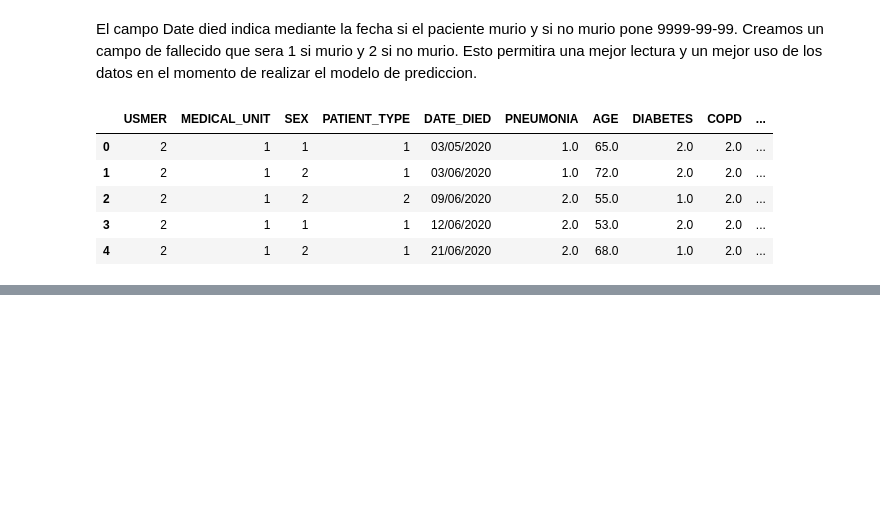
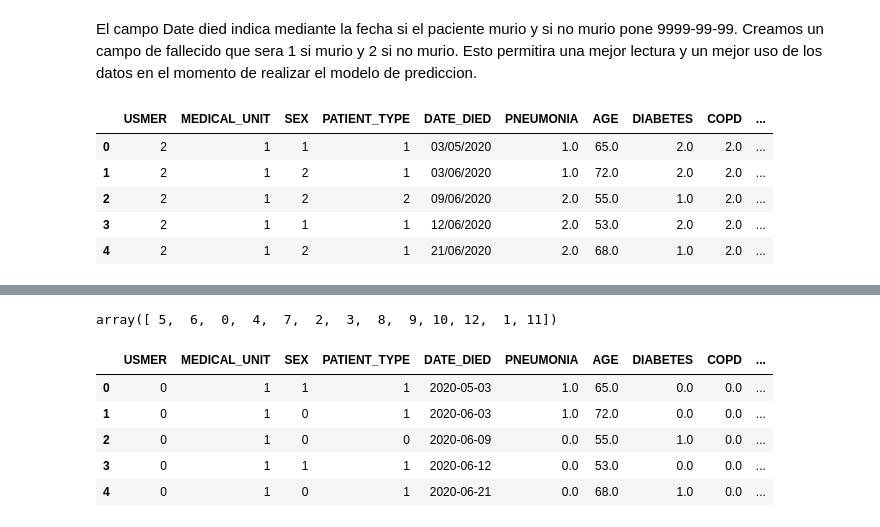
Before and after one commit to Vosinepi/covid_data_modelo_ML, a Jupyter notebook: limpieza_datos.ipynb, the cells around one changed output, grey strips where cells are left out. Saved outputs shown, nothing was run; the diff lists cells and outputs as text; code cells hidden in the pictures; blank space fills up the shorter version.

```diff
--- a/limpieza_datos.ipynb
+++ b/limpieza_datos.ipynb
@@ -193,0 +244,19 @@ df_covid.head()
+# %%
+# valores unicos de la columna mes
+
+df_covid['mes'].unique()
+# %% [output]
+array([ 5,  6,  0,  4,  7,  2,  3,  8,  9, 10, 12,  1, 11])
+# %%
+# reemplazo los valores 2 por 0 en todo el dataset
+
+df_covid.replace(2, 0, inplace=True)
+
+df_covid.head()
+# %% [output]
+|  | USMER | MEDICAL_UNIT | SEX | PATIENT_TYPE | DATE_DIED | PNEUMONIA | AGE | DIABETES | COPD | ... |
+| 0 | 0 | 1 | 1 | 1 | 2020-05-03 | 1.0 | 65.0 | 0.0 | 0.0 | ... |
+| 1 | 0 | 1 | 0 | 1 | 2020-06-03 | 1.0 | 72.0 | 0.0 | 0.0 | ... |
+| 2 | 0 | 1 | 0 | 0 | 2020-06-09 | 0.0 | 55.0 | 1.0 | 0.0 | ... |
+| 3 | 0 | 1 | 1 | 1 | 2020-06-12 | 0.0 | 53.0 | 0.0 | 0.0 | ... |
+| 4 | 0 | 1 | 0 | 1 | 2020-06-21 | 0.0 | 68.0 | 1.0 | 0.0 | ... |
```
Also changed, not shown: parts of 10 cells of this notebook, 14 other files.
